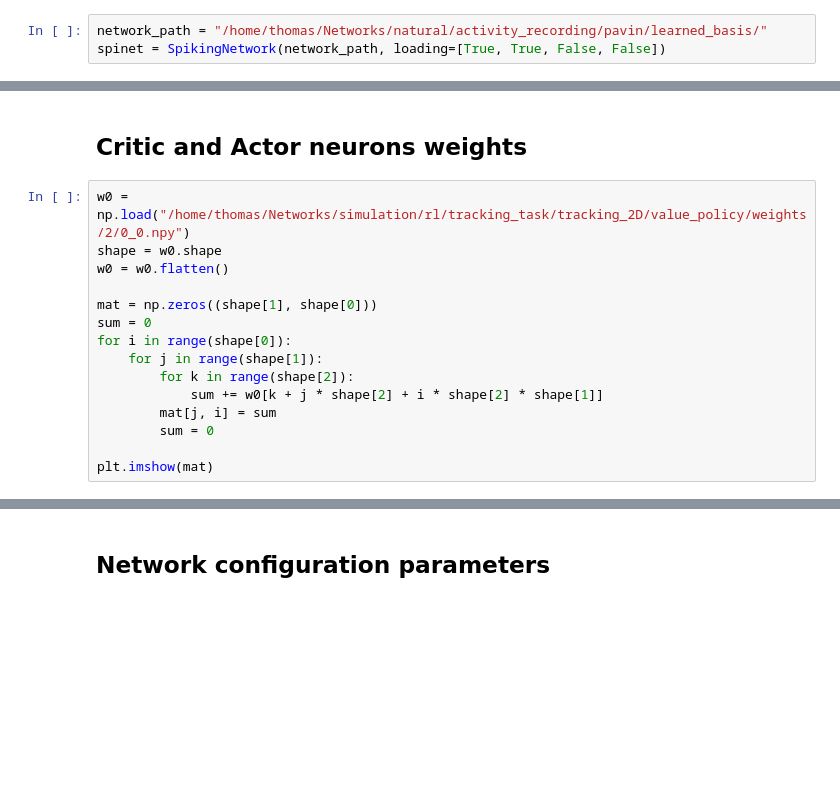
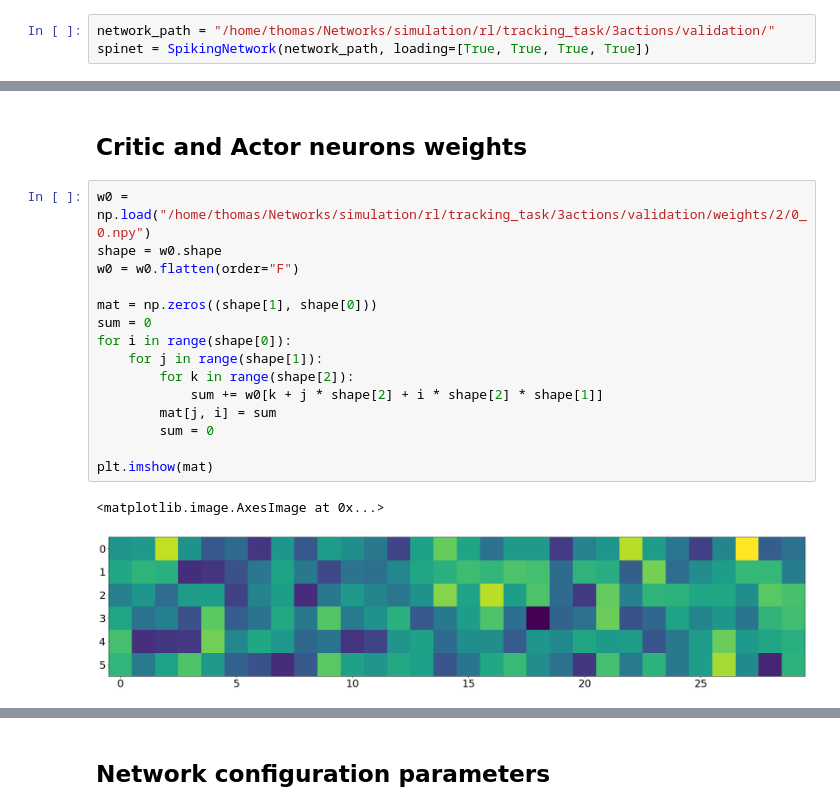
Before and after one commit to comsee-research/Neuvisys-analysis, a Jupyter notebook: Neuvisys.ipynb, the cells around one changed output, grey strips where cells are left out. Cells and saved outputs as stored; diff of their text form; blank space fills up the shorter version.

Commit message:
adding supervised + validation

```diff
--- a/Neuvisys.ipynb
+++ b/Neuvisys.ipynb
@@ -86,8 +83,8 @@ The autoreload extension is already loaded. To reload it, use:
 
 loads various information of the spiking neural network into a SpikingNetwork instance.
 # %%
-network_path = "/home/thomas/Networks/natural/activity_recording/pavin/learned_basis/"
-spinet = SpikingNetwork(network_path, loading=[True, True, False, False])
+network_path = "/home/thomas/Networks/simulation/rl/tracking_task/3actions/validation/"
+spinet = SpikingNetwork(network_path, loading=[True, True, True, True])
 # %% [markdown]
 ## Weights analysis
 
@@ -333,20 +340,23 @@ plt.axhline(0, color="#6D326D")
 # %% [markdown]
 ## Critic and Actor neurons weights
 # %%
-w0 = np.load("/home/thomas/Networks/simulation/rl/tracking_task/tracking_2D/value_policy/weights/2/0_0.npy")
+w0 = np.load("/home/thomas/Networks/simulation/rl/tracking_task/3actions/validation/weights/2/0_0.npy")
 shape = w0.shape
-w0 = w0.flatten()
+w0 = w0.flatten(order="F")
 
 mat = np.zeros((shape[1], shape[0]))
 sum = 0
 for i in range(shape[0]):
     for j in range(shape[1]):
         for k in range(shape[2]):
             sum += w0[k + j * shape[2] + i * shape[2] * shape[1]]
         mat[j, i] = sum
         sum = 0
 
 plt.imshow(mat)
+# %% [output]
+<matplotlib.image.AxesImage at 0x...>
+[figure, added]
 # %%
 nb_layers = len(spinet.neurons)
 w = np.zeros((spinet.neurons[nb_layers-2][0].weights.shape[0], spinet.neurons[nb_layers-2][0].weights.shape[1]))
```
Also changed, not shown: parts of 8 cells of this notebook, 8 other files.
